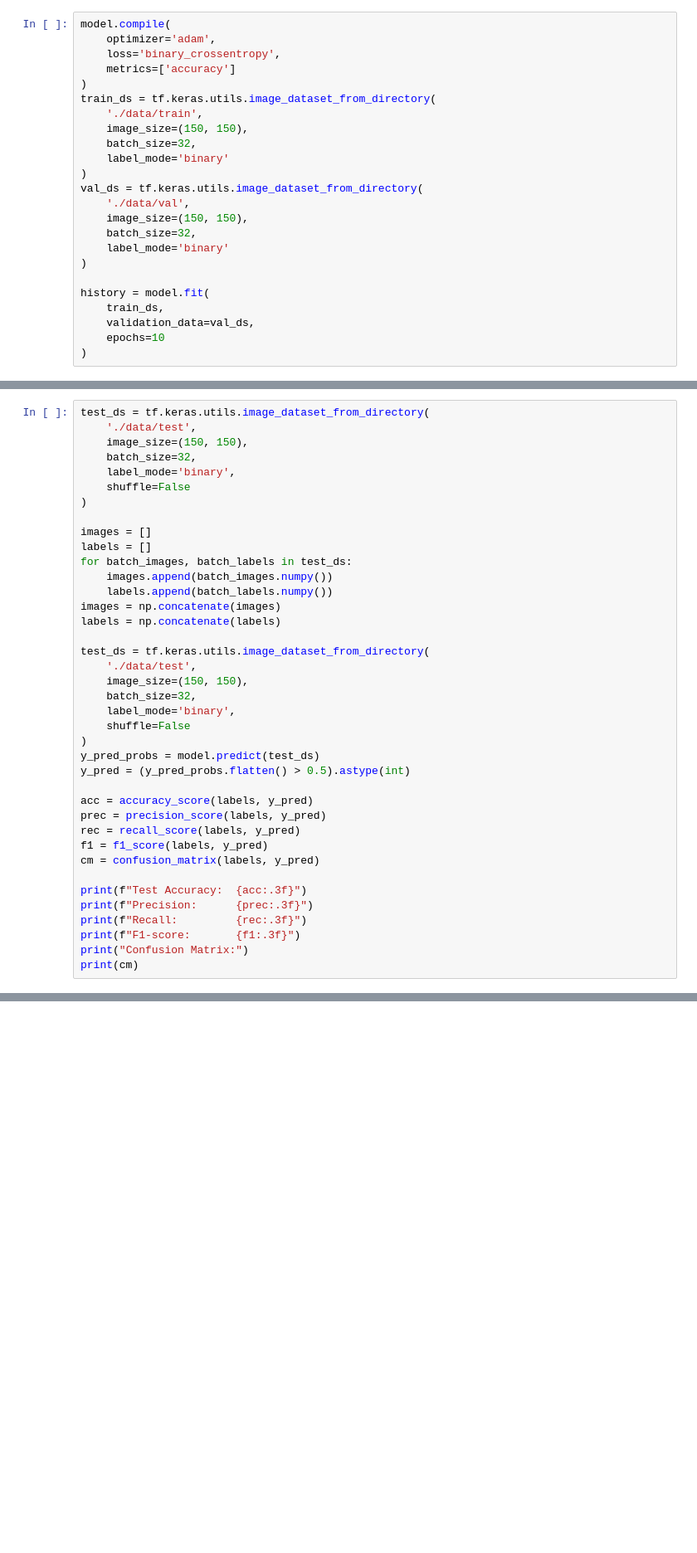
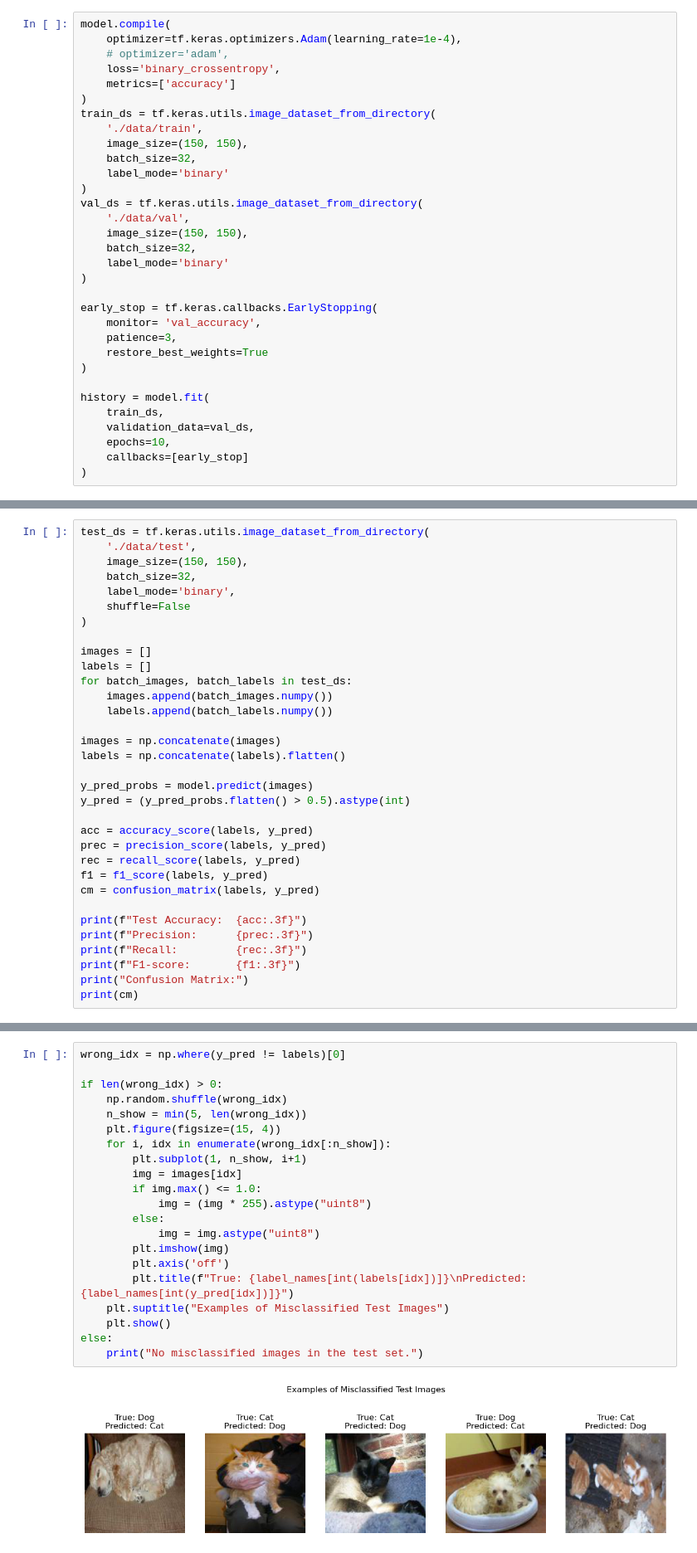
Before and after one commit to KristinaPalmquist/Lexicon, a Jupyter notebook: deep_learning/lab1/lab1.ipynb, the cells around one changed output, grey strips where cells are left out. Shown at 83% size. Saved outputs shown, nothing was run; the diff lists cells and outputs as text; blank space fills up the shorter version.

```diff
--- a/deep_learning/lab1/lab1.ipynb
+++ b/deep_learning/lab1/lab1.ipynb
@@ -146,7 +139,8 @@ Train the model for several epochs (start small, maybe 5–10).
 Record the training and validation accuracy and loss after each epoch.
 # %%
 model.compile(
-    optimizer='adam',
+    optimizer=tf.keras.optimizers.Adam(learning_rate=1e-4),
+    # optimizer='adam',
     loss='binary_crossentropy',
     metrics=['accuracy']
 )
@@ -163,10 +157,17 @@ val_ds = tf.keras.utils.image_dataset_from_directory(
     label_mode='binary'
 )
 
+early_stop = tf.keras.callbacks.EarlyStopping(
+    monitor= 'val_accuracy',
+    patience=3,
+    restore_best_weights=True
+)
+
 history = model.fit(
     train_ds,
     validation_data=val_ds,
-    epochs=10
+    epochs=10,
+    callbacks=[early_stop]
 )
 # %% [output]
 Found 1600 files belonging to 2 classes.
@@ -205,17 +206,11 @@ labels = []
 for batch_images, batch_labels in test_ds:
     images.append(batch_images.numpy())
     labels.append(batch_labels.numpy())
+
 images = np.concatenate(images)
-labels = np.concatenate(labels)
+labels = np.concatenate(labels).flatten()
 
-test_ds = tf.keras.utils.image_dataset_from_directory(
-    './data/test',
-    image_size=(150, 150),
-    batch_size=32,
-    label_mode='binary',
-    shuffle=False
-)
-y_pred_probs = model.predict(test_ds)
+y_pred_probs = model.predict(images)
 y_pred = (y_pred_probs.flatten() > 0.5).astype(int)
 
 acc = accuracy_score(labels, y_pred)
@@ -274,0 +265,23 @@ Number of misclassified images: 20000
+# %%
+wrong_idx = np.where(y_pred != labels)[0]
+
+if len(wrong_idx) > 0:
+    np.random.shuffle(wrong_idx)
+    n_show = min(5, len(wrong_idx))
+    plt.figure(figsize=(15, 4))
+    for i, idx in enumerate(wrong_idx[:n_show]):
+        plt.subplot(1, n_show, i+1)
+        img = images[idx]
+        if img.max() <= 1.0:
+            img = (img * 255).astype("uint8")
+        else:
+            img = img.astype("uint8")
+        plt.imshow(img)
+        plt.axis('off')
+        plt.title(f"True: {label_names[int(labels[idx])]}\nPredicted: {label_names[int(y_pred[idx])]}")
+    plt.suptitle("Examples of Misclassified Test Images")
+    plt.show()
+else:
+    print("No misclassified images in the test set.")
+# %% [output]
+[figure, added]
```
Also changed, not shown: parts of 13 cells of this notebook, 3 other files.
